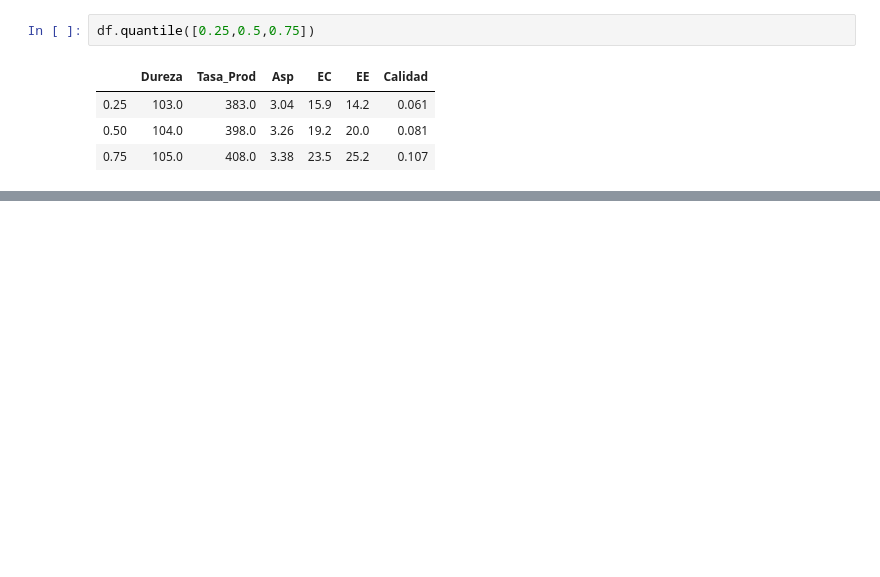
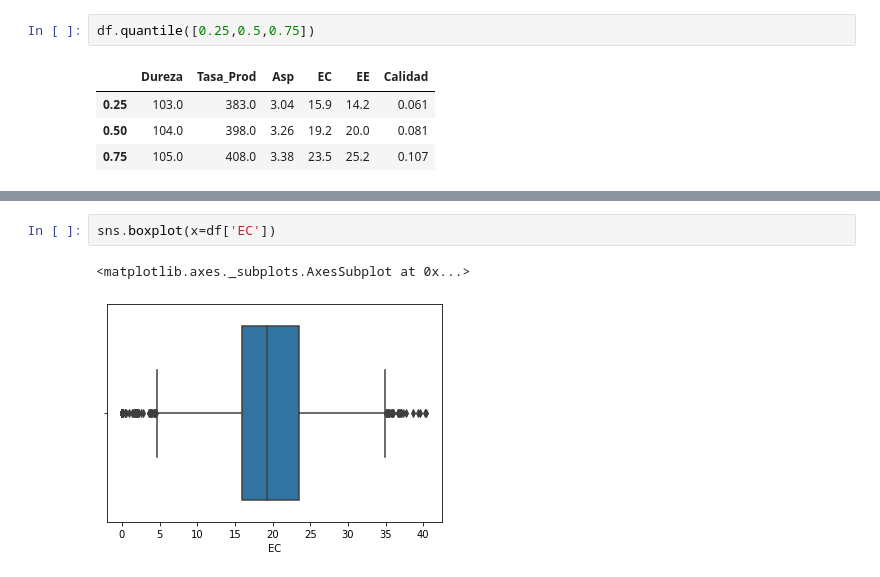
Before and after one commit to renatauribes/hello-world, a Jupyter notebook: cargaDatos.ipynb, the cells around one changed output, grey strips where cells are left out. Drawn from its saved outputs; the diff is of its cells as text; blank space fills up the shorter version.

```diff
--- a/cargaDatos.ipynb
+++ b/cargaDatos.ipynb
@@ -142,0 +171,5 @@ df.describe()
+# %%
+sns.boxplot(x=df['EC'])
+# %% [output]
+<matplotlib.axes._subplots.AxesSubplot at 0x...>
+[figure, added]
```
Also changed, not shown: parts of 23 cells of this notebook.
